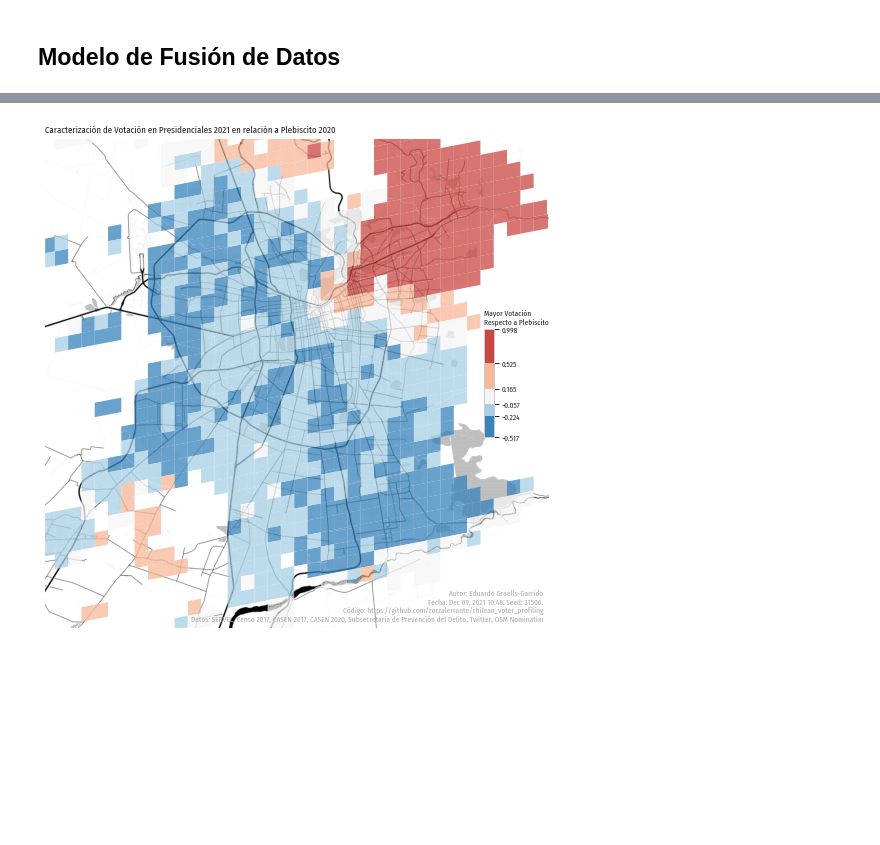
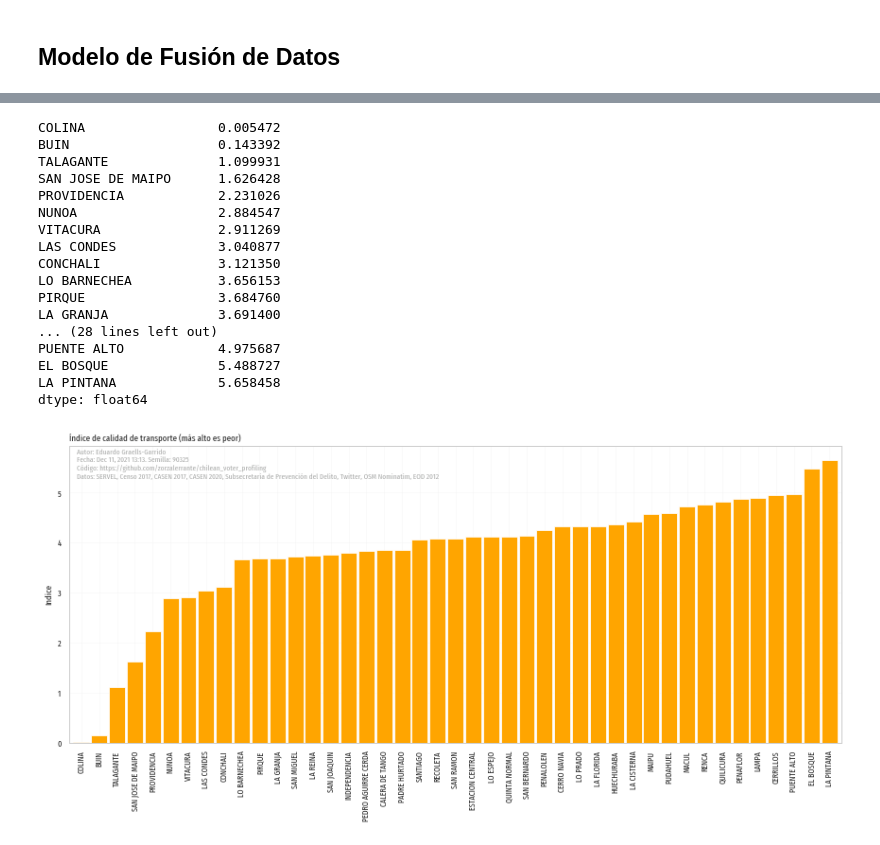
Before and after one commit to zorzalerrante/chilean_voter_profiling, a Jupyter notebook: notebooks/01-abstencion-santiago.ipynb, the cells around one changed output, grey strips where cells are left out. Drawn from its saved outputs; the diff is of its cells as text; code cells hidden in the pictures; blank space fills up the shorter version.

Commit message:
inclusion of origin-destination survey into the SCL profiling

```diff
--- a/notebooks/01-abstencion-santiago.ipynb
+++ b/notebooks/01-abstencion-santiago.ipynb
@@ -1385,0 +1479,2 @@ all_cells_turnout
+# %%
+recurrent_trips['PesoLaboral'] = recurrent_trips['FactorLaboralNormal'] * recurrent_trips['Factor_LaboralNormal']
@@ -1409,6 +1553,7 @@ model_nodes = {
     "sexo": 2,
     "abstencion_plebiscito": 3,
     "grid": 128,
+    "calidad_transporte": 5
 }
 
 # relaciones entre entidades
@@ -1483,18 +1628,13 @@ model_relations = {
         abstencion_plebiscito_cat.loc[geoloc_comunas_index].T
     ],
     ("comunas", "abstencion"): [comunas_x_delta_abs.loc[geoloc_comunas_index]],
-    # ("comunas", "región"): [comunas_x_region.loc[comunas_index]],
     ("comunas", "sexo"): [comunas_x_distribucion_sexo.loc[geoloc_comunas_index]],
-    # usa solamente con datos en celda
-    # ("comunas", "grid"): [grid_x_comuna.loc[turnout_geoloc.index].T],
-    # ("grid", "grupo_etareo"): [grid_x_age.loc[turnout_geoloc.index]],
-    # ("grid", "ingreso"): [grid_x_income.loc[turnout_geoloc.index]],
-    # ("grid", "candidatos"): [turnout_geoloc]
-    # usa con imputación
+    ("comunas", "calidad_transporte"): [comuna_x_transporte.loc[geoloc_comunas_index]],
     ("comunas", "grid"): [grid_x_comuna.T],
     ("grid", "grupo_etareo"): [grid_x_age],
     ("grid", "ingreso"): [grid_x_income],
     ("grid", "candidatos"): [all_cells_turnout],
+    ("grid", "calidad_transporte"): [grid_x_transporte]
 }
 
 import random
@@ -1632,3 +1738,6 @@ grid.join(
     ["s2_cellid", "geometry", "NOM_COMUNA"]
     + list(prediction_grid_x_abstencion[0][1].columns)
 ].to_file(f'../reports/scl-geoloc-delta-abstencion-{seed}.geo.json', driver='GeoJSON')
+# %%
+prediction_transporte = model.relation_profiles("comunas", "calidad_transporte")
+sns.clustermap(prediction_transporte[0][1].pipe(lambda x: prepare_matrix(x, std="none")), center=0, annot=False)
@@ -1635,25 +1752,36 @@ grid.join(
+# %%
+transport_index = prediction_transporte[0][1].copy()
+transport_index[transport_index < 0] = 0
+transport_index = transport_index.mul(np.arange(1, 11, step=2), axis=1).sum(axis=1).sort_values()
+transport_index
+# %% [output]
+COLINA                 0.005472
+BUIN                   0.143392
+TALAGANTE              1.099931
+SAN JOSE DE MAIPO      1.626428
+PROVIDENCIA            2.231026
+NUNOA                  2.884547
+VITACURA               2.911269
+LAS CONDES             3.040877
+CONCHALI               3.121350
+LO BARNECHEA           3.656153
+PIRQUE                 3.684760
+LA GRANJA              3.691400
+... (28 lines left out)
+PUENTE ALTO            4.975687
+EL BOSQUE              5.488727
+LA PINTANA             5.658458
+dtype: float64
 # %%
-fig, ax = figure_from_geodataframe(grid, height=9, remove_axes=True, basemap='../data/external/scl_toner_12.tif')
+fig, ax = plt.subplots(figsize=(12, 6))
+transport_index.plot(kind='bar', color='orange', width=0.9, ax=ax)
+ax.set_title('Índice de calidad de transporte (más alto es peor)', loc='left')
+ax.set_ylabel('Indice')
+ax.grid(True, alpha=0.1)
 
-ax, cax = choropleth_map(ax, grid.join(prediction_grid_x_abstencion[0][1].pipe(
-            lambda x: prepare_matrix(x, std="col")
-        ),
-        on="s2_cellid",
-        how="inner",
-    ), "Mayor Votación\nRespecto a Plebiscito", k=5, edgecolor='none', alpha=0.75, binning='fisher_jenks', cbar_args=dict(
-        label="Mayor Votación\nRespecto a Plebiscito",
-        height="22%",
-        width="2%",
-        orientation="vertical",
-        location="center right",
-        label_size="small",
-        bbox_to_anchor=(0.0, 0.0, 0.9, 1.0),
-    ))
+ax.annotate(f'Autor: Eduardo Graells-Garrido\nFecha: {timestamp}. Semilla: {seed}\nCódigo: https://github.com/zorzalerrante/chilean_voter_profiling\nDatos: SERVEL, Censo 2017, CASEN 2017, CASEN 2020, Subsecretaría de Prevención del Delito, Twitter, OSM Nominatim, EOD 2012', xy=(0.01, 0.99), xycoords='axes fraction', ha='left', va='top', fontsize='small', color='#abacab')
 
-ax.set_title('Caracterización de Votación en Presidenciales 2021 en relación a Plebiscito 2020', loc='left')
-
-ax.annotate(f'Autor: Eduardo Graells-Garrido\nFecha: {timestamp}. Seed: {seed}.\nCódigo: https://github.com/zorzalerrante/chilean_voter_profiling\nDatos: SERVEL, Censo 2017, CASEN 2017, CASEN 2020, Subsecretaría de Prevención del Delito, Twitter, OSM Nominatim', xy=(0.99, 0.01), xycoords='axes fraction', ha='right', va='bottom', fontsize='small', color='#abacab')
-
-fig.savefig(f'../reports/scl-geoloc-delta-participacion-{seed}.png', dpi=300, bbox_inches='tight')
+fig.tight_layout()
+fig.savefig(f'../reports/scl-indice-transporte-{seed}.png', dpi=300, bbox_inches='tight')
 # %% [output]
-[figure, old version]
+[figure, new version]
```
Also changed, not shown: parts of 20 cells of this notebook, 1 other file.
